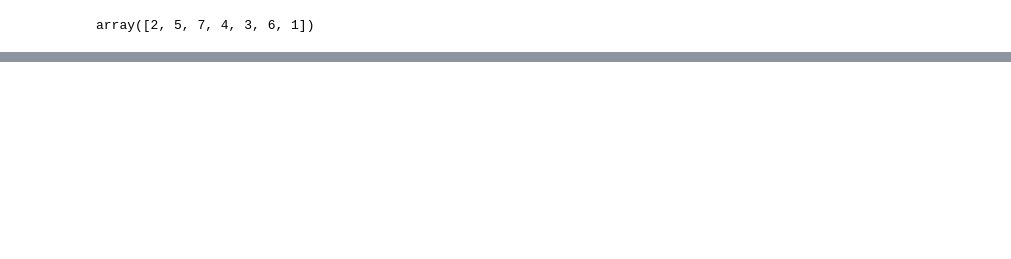
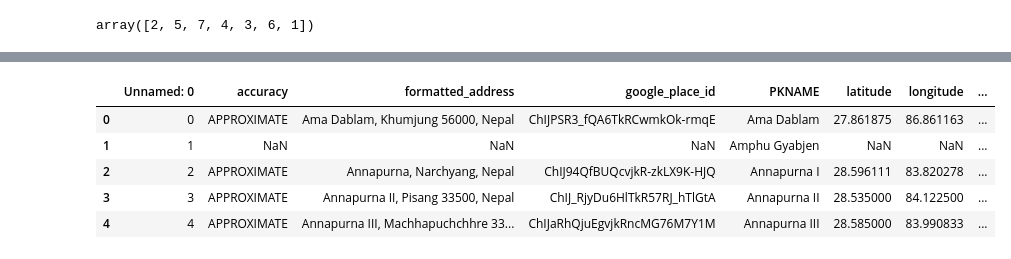
Before and after one commit to elbertwang3/himalayas, a Jupyter notebook: data/Untitled.ipynb, the cells around one changed output, grey strips where cells are left out. Cells and saved outputs as stored; diff of their text form; code cells hidden in the pictures; blank space fills up the shorter version.

```diff
--- a/data/Untitled.ipynb
+++ b/data/Untitled.ipynb
@@ -504,0 +488,11 @@ array([2, 5, 7, 4, 3, 6, 1])
+# %%
+geocodedpeaks = geocodedpeaks.rename(columns = {'input_string':'PKNAME'})
+# %%
+geocodedpeaks.head()
+# %% [output]
+|  | Unnamed: 0 | accuracy | formatted_address | google_place_id | PKNAME | latitude | longitude | ... |
+| 0 | 0 | APPROXIMATE | Ama Dablam, Khumjung 56000, Nepal | ChIJPSR3_fQA6TkRCwmkOk-rmqE | Ama Dablam | 27.861875 | 86.861163 | ... |
+| 1 | 1 | NaN | NaN | NaN | Amphu Gyabjen | NaN | NaN | ... |
+| 2 | 2 | APPROXIMATE | Annapurna, Narchyang, Nepal | ChIJ94QfBUQcvjkR-zkLX9K-HJQ | Annapurna I | 28.596111 | 83.820278 | ... |
+| 3 | 3 | APPROXIMATE | Annapurna II, Pisang 33500, Nepal | ChIJ_RjyDu6HlTkR57RJ_hTlGtA | Annapurna II | 28.535000 | 84.122500 | ... |
+| 4 | 4 | APPROXIMATE | Annapurna III, Machhapuchchhre 33... | ChIJaRhQjuEgvjkRncMG76M7Y1M | Annapurna III | 28.585000 | 83.990833 | ... |
```
Also changed, not shown: parts of 18 cells of this notebook, 13 other files.
